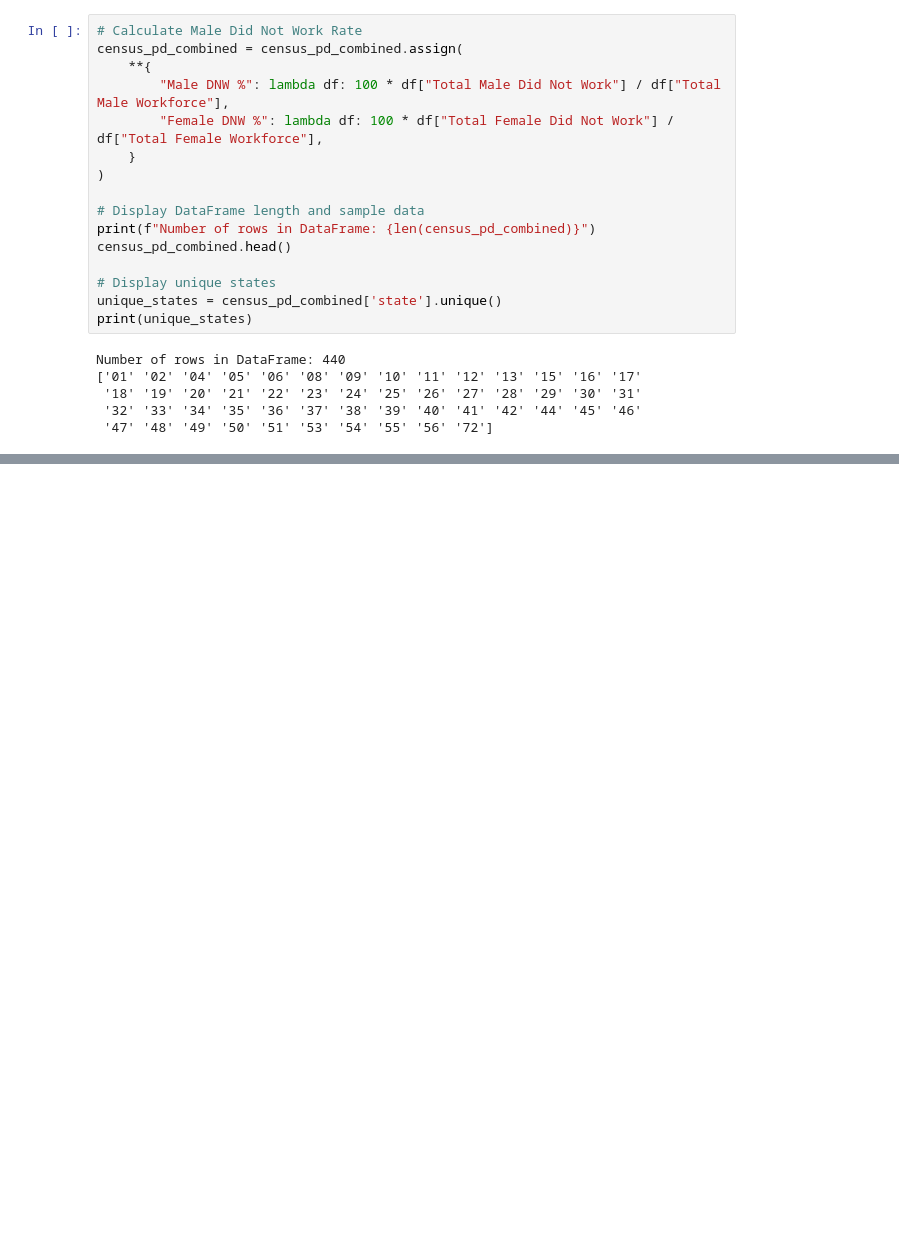
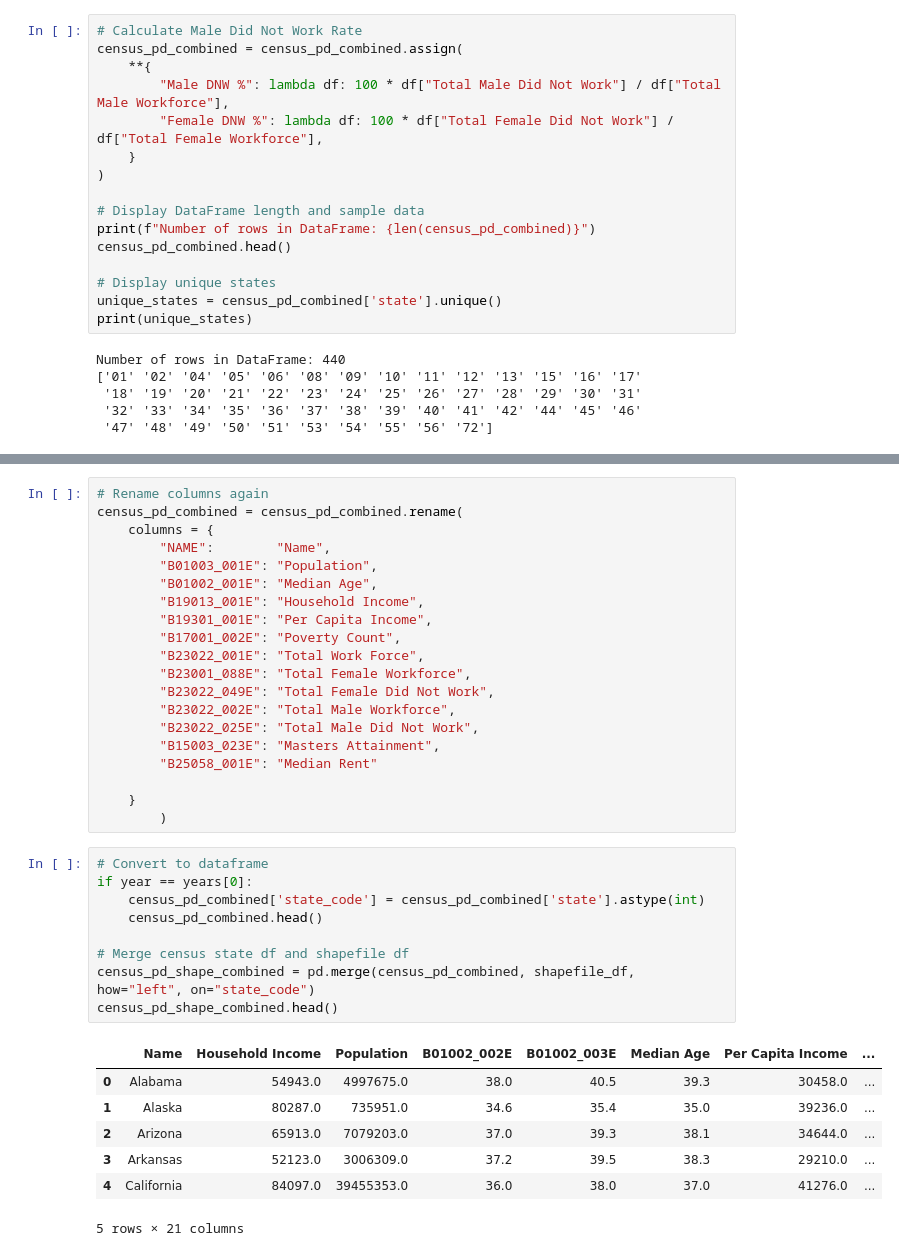
Before and after one commit to Nathanhans/Project_1, a Jupyter notebook: Stellas_Analysis/Data-Stella/Census-congressional.ipynb, the cells around one changed output, grey strips where cells are left out. Cells and saved outputs as stored; diff of their text form; blank space fills up the shorter version.

```diff
--- a/Stellas_Analysis/Data-Stella/Census-congressional.ipynb
+++ b/Stellas_Analysis/Data-Stella/Census-congressional.ipynb
@@ -124,0 +331,37 @@ census_pd_from_file.head()
+# %%
+# Rename columns again
+census_pd_combined = census_pd_combined.rename(
+    columns = {
+        "NAME":        "Name",
+        "B01003_001E": "Population",
+        "B01002_001E": "Median Age",
+        "B19013_001E": "Household Income",
+        "B19301_001E": "Per Capita Income",
+        "B17001_002E": "Poverty Count",
+        "B23022_001E": "Total Work Force",
+        "B23001_088E": "Total Female Workforce",
+        "B23022_049E": "Total Female Did Not Work",
+        "B23022_002E": "Total Male Workforce",
+        "B23022_025E": "Total Male Did Not Work",
+        "B15003_023E": "Masters Attainment",
+        "B25058_001E": "Median Rent"
+
+    }
+        )
+# %%
+# Convert to dataframe
+if year == years[0]:
+    census_pd_combined['state_code'] = census_pd_combined['state'].astype(int)
+    census_pd_combined.head()
+
+# Merge census state df and shapefile df
+census_pd_shape_combined = pd.merge(census_pd_combined, shapefile_df, how="left", on="state_code")
+census_pd_shape_combined.head()
+# %% [output]
+|  | Name | Household Income | Population | B01002_002E | B01002_003E | Median Age | Per Capita Income | ... |
+| 0 | Alabama | 54943.0 | 4997675.0 | 38.0 | 40.5 | 39.3 | 30458.0 | ... |
+| 1 | Alaska | 80287.0 | 735951.0 | 34.6 | 35.4 | 35.0 | 39236.0 | ... |
+| 2 | Arizona | 65913.0 | 7079203.0 | 37.0 | 39.3 | 38.1 | 34644.0 | ... |
+| 3 | Arkansas | 52123.0 | 3006309.0 | 37.2 | 39.5 | 38.3 | 29210.0 | ... |
+| 4 | California | 84097.0 | 39455353.0 | 36.0 | 38.0 | 37.0 | 41276.0 | ... |
+5 rows × 21 columns
```
Also changed, not shown: parts of 21 cells of this notebook, 8 other files.
